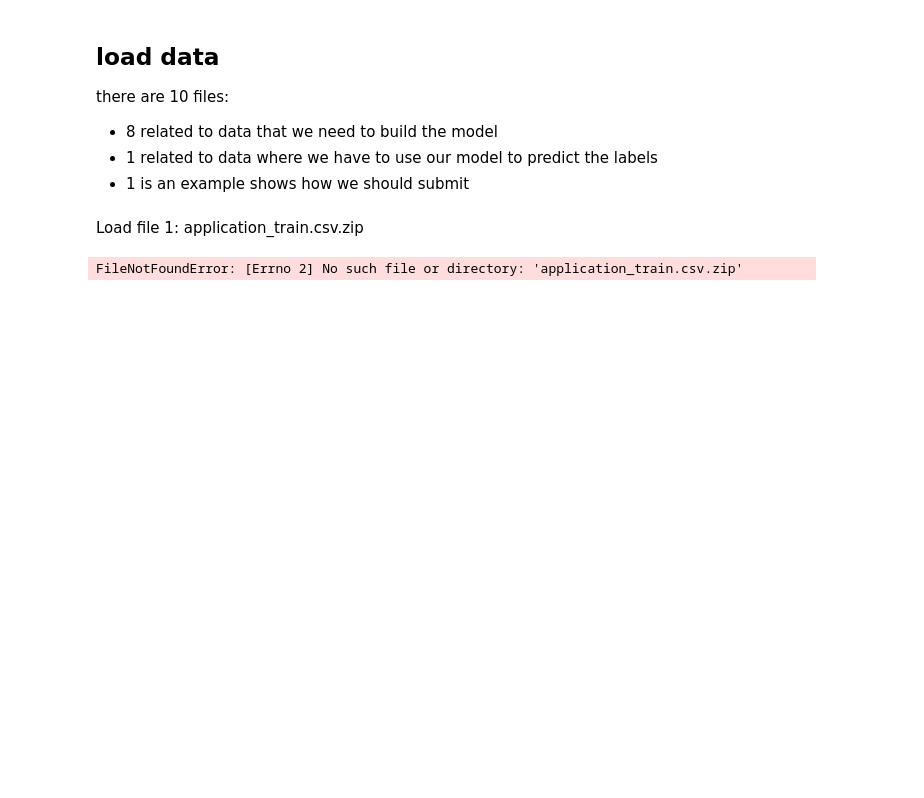
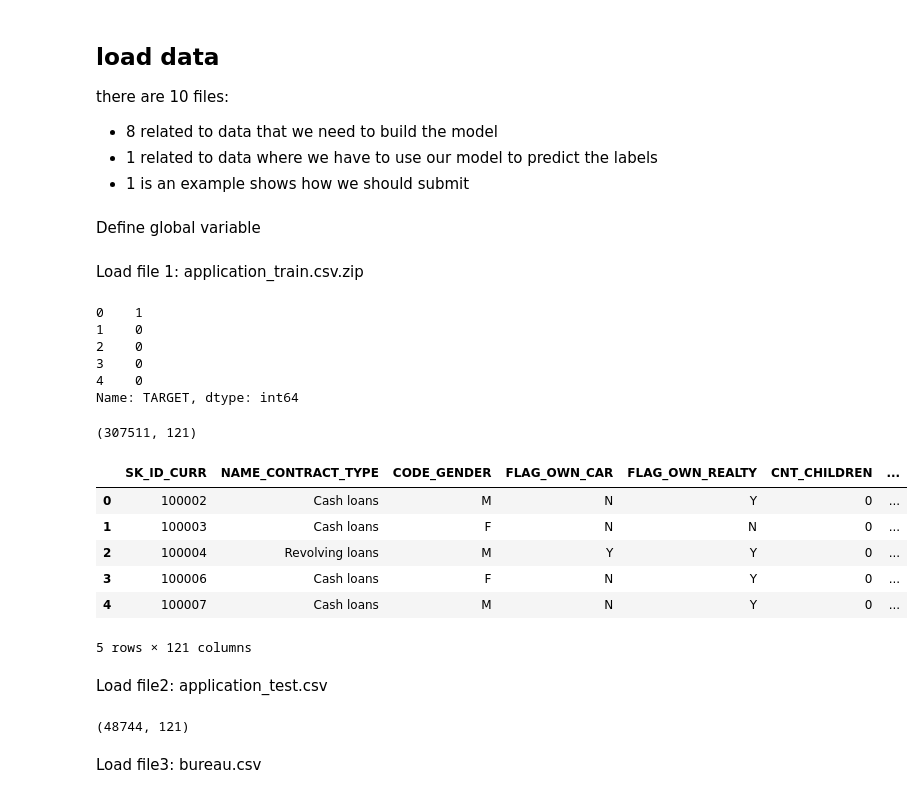
Before and after one commit to MaherDeeb/home-credit-default-risk, a Jupyter notebook: home-credit-default-risk.ipynb, the cells around one changed output. Drawn from its saved outputs; the diff is of its cells as text; code cells hidden in the pictures; blank space fills up the shorter version.

```diff
--- a/home-credit-default-risk.ipynb
+++ b/home-credit-default-risk.ipynb
@@ -14,9 +21,36 @@ there are 10 files:
 * 8 related to data that we need to build the model
 * 1 related to data where we have to use our model to predict the labels
 * 1 is an example shows how we should submit
+# %% [markdown]
+Define global variable
+# %%
+data_path = 'the path to the data Dont forget to unzip the data'
 # %% [markdown]
 Load file 1: application_train.csv.zip
 # %%
-df_train = pd.read_csv('application_train.csv.zip',compression = 'gzip')
+df_train = pd.read_csv(data_path+'application_train.csv')
-# %% [output]
-FileNotFoundError: [Errno 2] No such file or directory: 'application_train.csv.zip'
+# %%
+Y_train = df_train.TARGET
+df_train = df_train.drop(['TARGET'],axis = 1)
+Y_train.head()
+# %% [output]
+0    1
+1    0
+2    0
+3    0
+4    0
+Name: TARGET, dtype: int64
+# %%
+print(df_train.shape)
+df_train.head()
+# %% [output]
+(307511, 121)
+|  | SK_ID_CURR | NAME_CONTRACT_TYPE | CODE_GENDER | FLAG_OWN_CAR | FLAG_OWN_REALTY | CNT_CHILDREN | ... |
+| 0 | 100002 | Cash loans | M | N | Y | 0 | ... |
+| 1 | 100003 | Cash loans | F | N | N | 0 | ... |
+| 2 | 100004 | Revolving loans | M | Y | Y | 0 | ... |
+| 3 | 100006 | Cash loans | F | N | Y | 0 | ... |
+| 4 | 100007 | Cash loans | M | N | Y | 0 | ... |
+5 rows × 121 columns
+# %% [markdown]
+Load file2: application_test.csv
@@ -22,0 +60,6 @@ FileNotFoundError: [Errno 2] No such file or directory: 'application_train.csv.z
+# %%
+print(df_test.shape)
+# %% [output]
+(48744, 121)
+# %% [markdown]
+Load file3: bureau.csv
```
Also changed, not shown: parts of 45 cells of this notebook, 6 other files.
